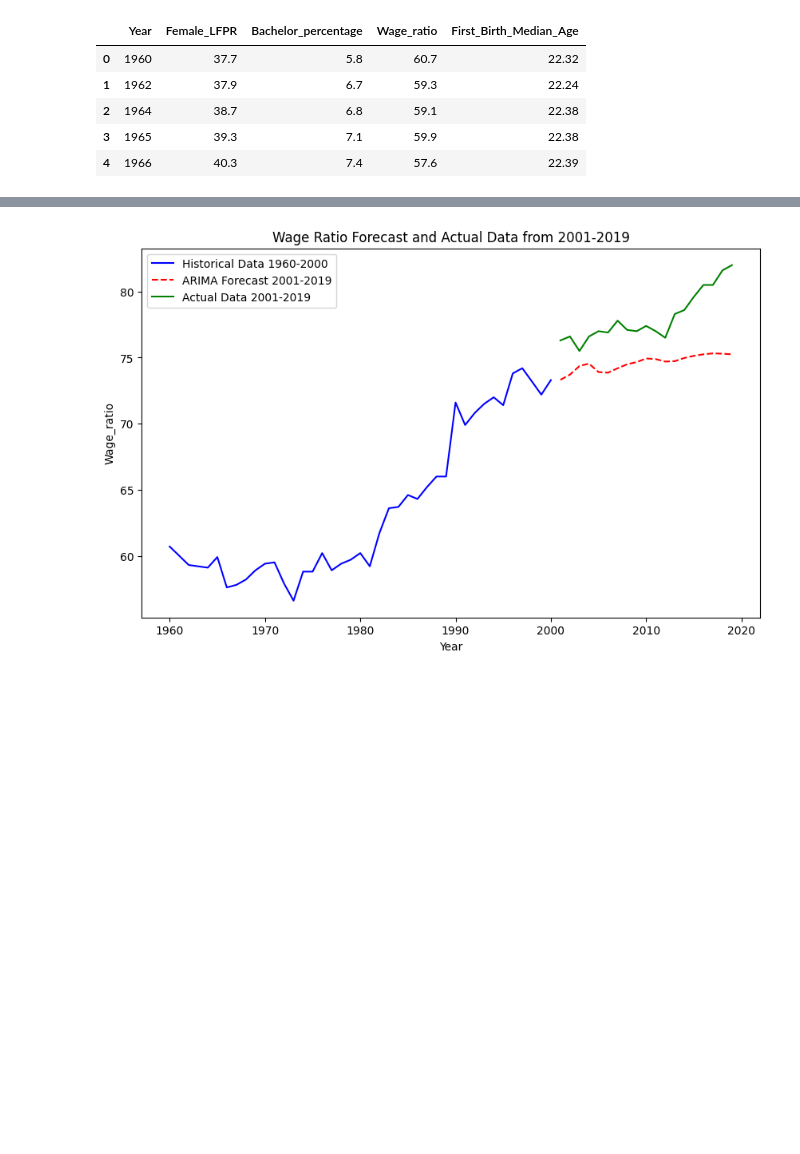
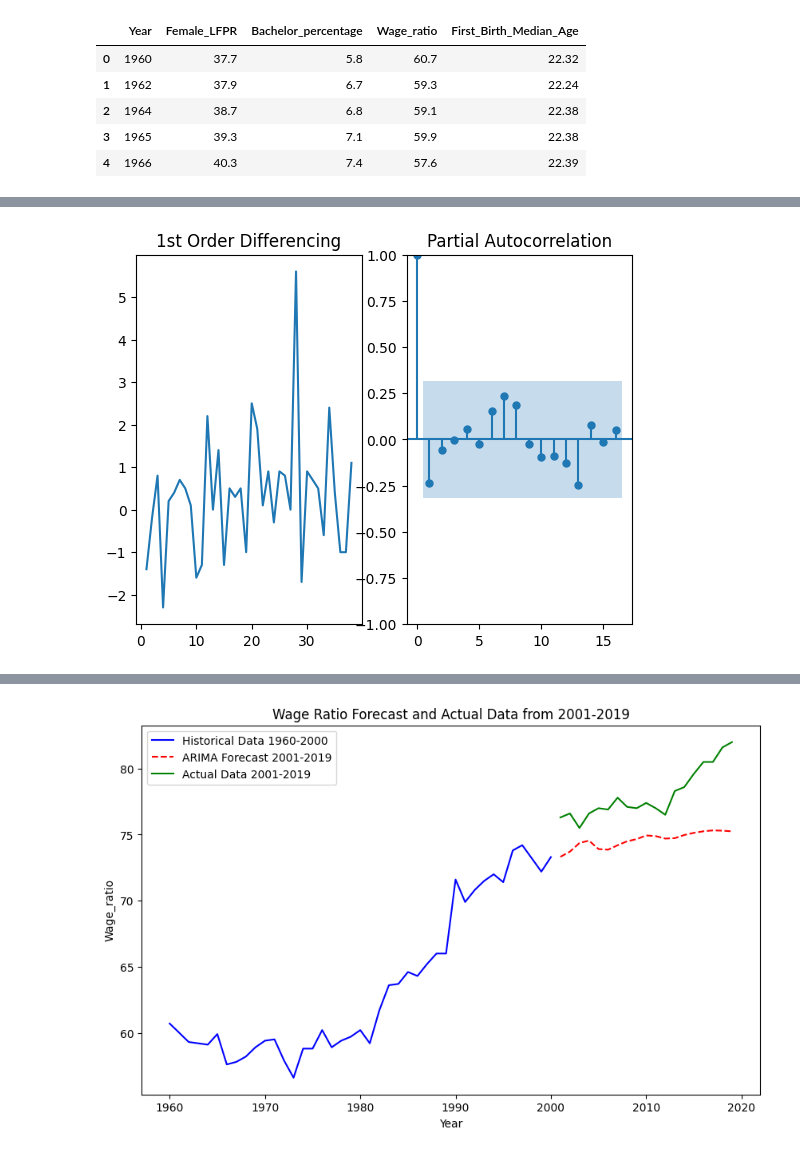
Before and after one commit to kristyluk/DS4002Project2, a Jupyter notebook: SCRIPTS/project2_script.ipynb, the cells around one changed output, grey strips where cells are left out. Saved outputs shown, nothing was run; the diff lists cells and outputs as text; code cells hidden in the pictures; blank space fills up the shorter version.

```diff
--- a/SCRIPTS/project2_script.ipynb
+++ b/SCRIPTS/project2_script.ipynb
@@ -94,0 +138,14 @@ twenty.head()
+# %%
+from statsmodels.tsa.arima.model import ARIMA
+from sklearn.model_selection import train_test_split
+from statsmodels.graphics.tsaplots import plot_acf, plot_pacf
+
+f = plt.figure()
+ax1 = f.add_subplot(121)
+ax1.set_title('1st Order Differencing')
+ax1.plot(twenty.Wage_ratio.diff())
+ax2 = f.add_subplot(122)
+plot_pacf(twenty.Wage_ratio.diff().dropna(), ax=ax2)
+plt.show()
+# %% [output]
+[figure, added]
```
Also changed, not shown: parts of 7 cells of this notebook.
